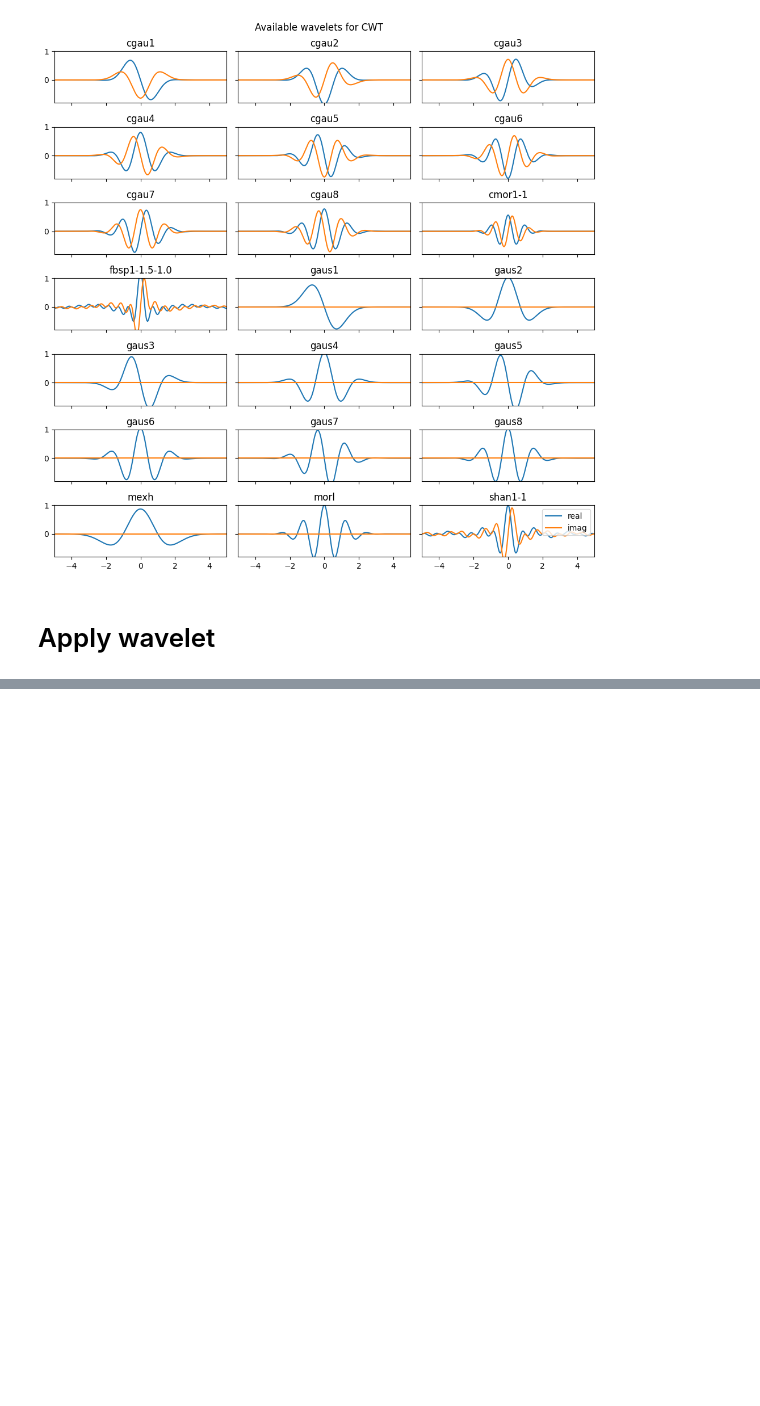
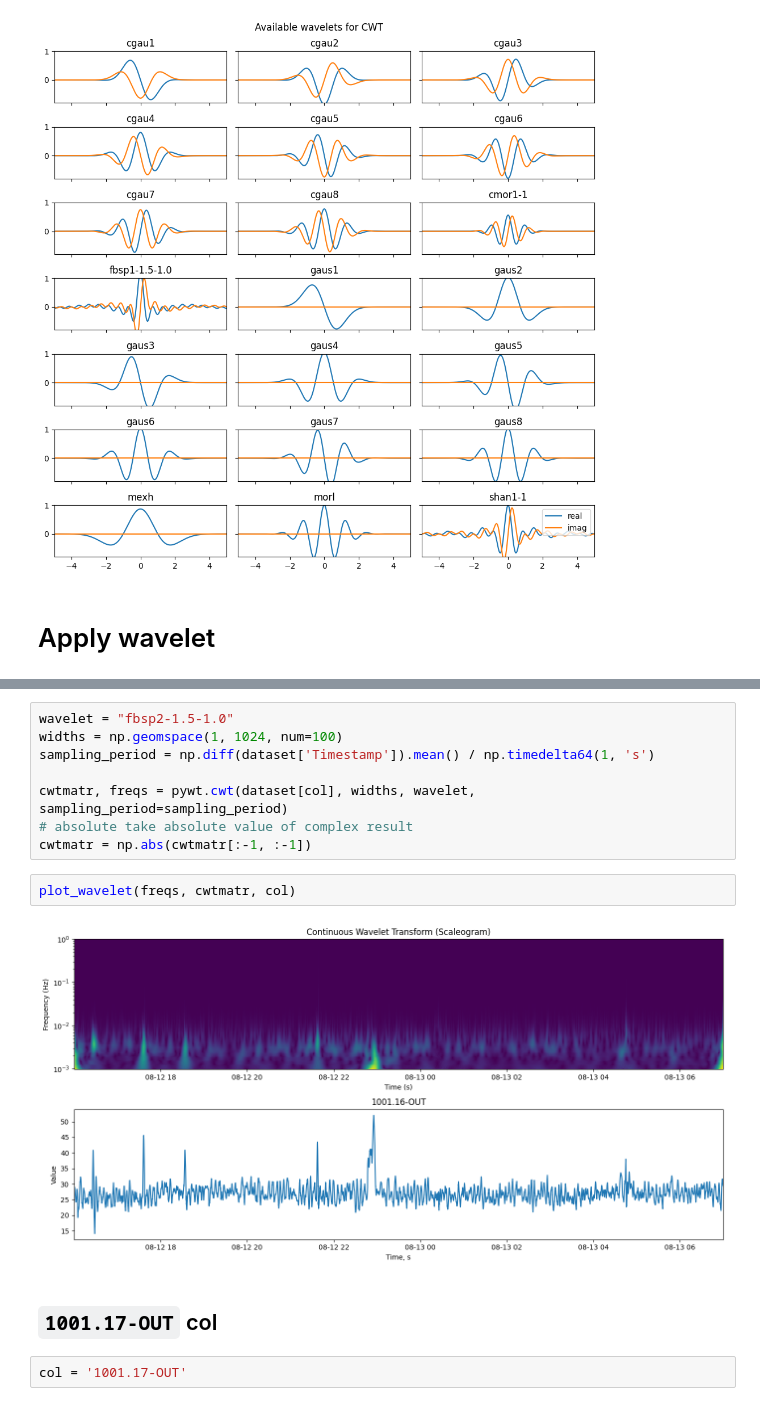
Before and after one commit to Felecort/HAI_Security, a Jupyter notebook: src/4_wavelet_exploration.ipynb, the cells around one changed output, grey strips where cells are left out. Cells and saved outputs as stored; diff of their text form; blank space fills up the shorter version.

```diff
--- a/src/4_wavelet_exploration.ipynb
+++ b/src/4_wavelet_exploration.ipynb
@@ -154,0 +198,16 @@ dataset.head()
+# %%
+wavelet = "fbsp2-1.5-1.0"
+widths = np.geomspace(1, 1024, num=100)
+sampling_period = np.diff(dataset['Timestamp']).mean() / np.timedelta64(1, 's')
+
+cwtmatr, freqs = pywt.cwt(dataset[col], widths, wavelet, sampling_period=sampling_period)
+# absolute take absolute value of complex result
+cwtmatr = np.abs(cwtmatr[:-1, :-1])
+# %%
+plot_wavelet(freqs, cwtmatr, col)
+# %% [output]
+[figure, added]
+# %% [markdown]
+## `1001.17-OUT` col
+# %%
+col = '1001.17-OUT'
```
Also changed, not shown: parts of 44 cells of this notebook.
